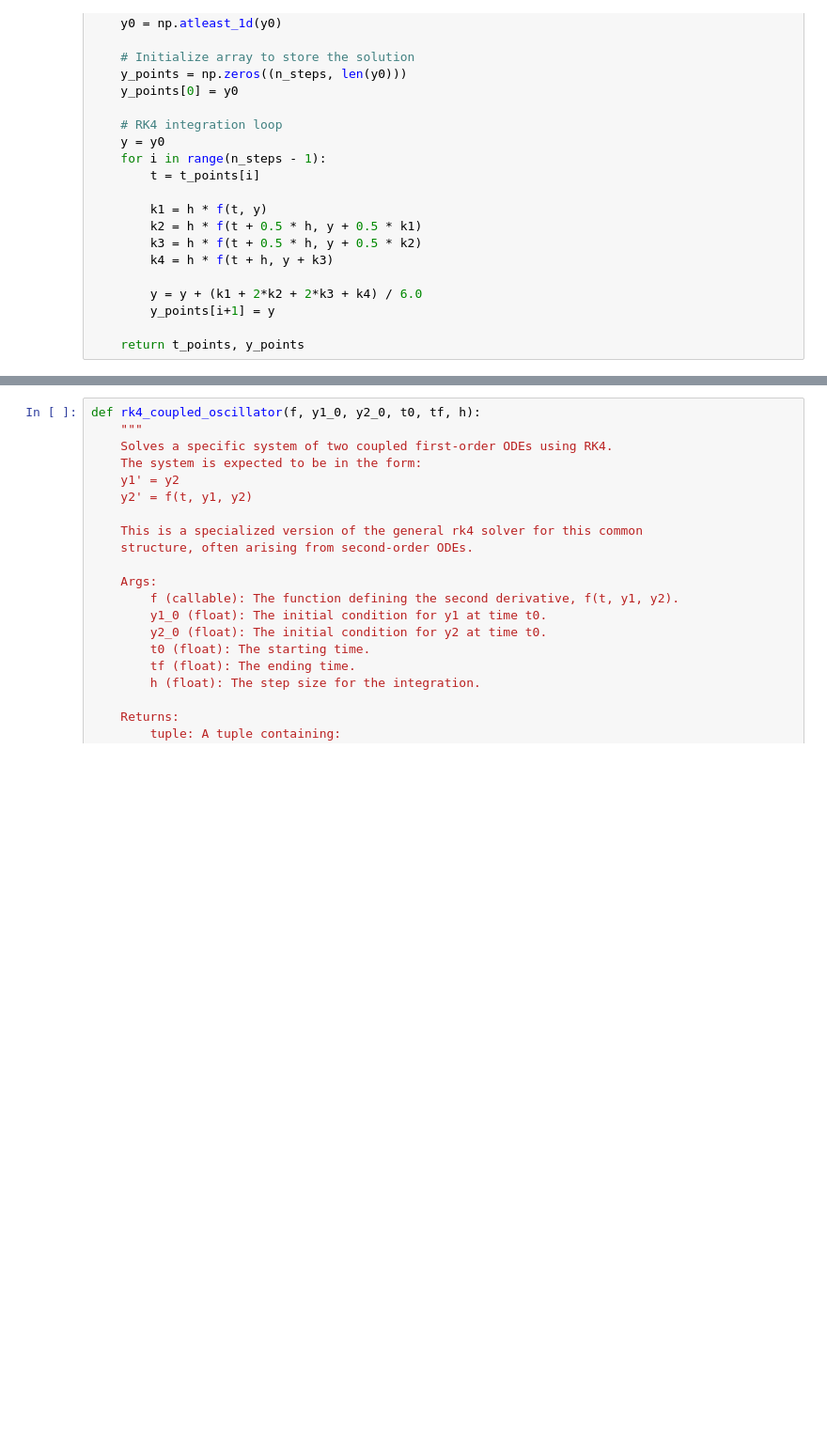
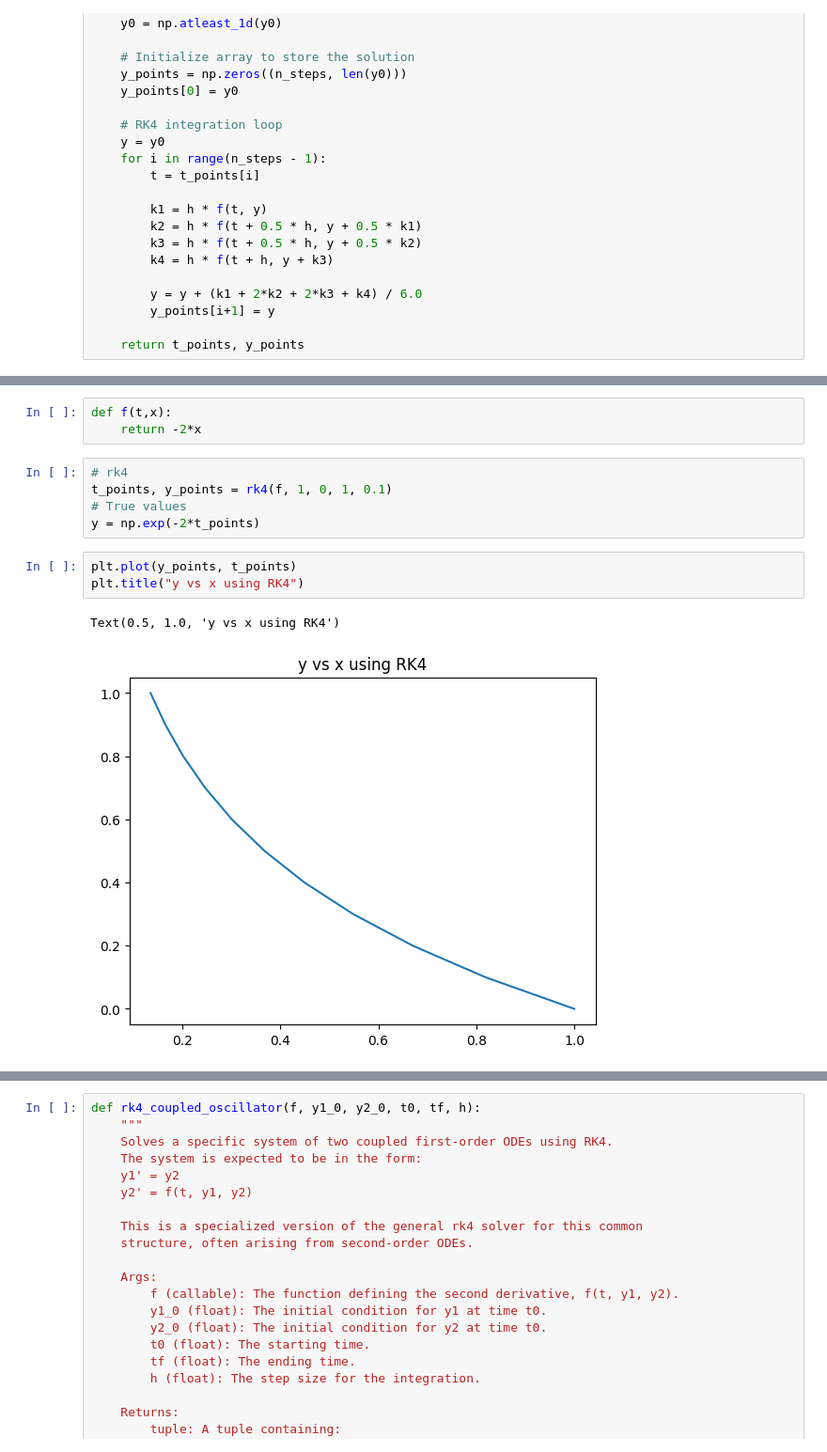
Before and after one commit to Bhar8at/Comphy, a Jupyter notebook: RK4.ipynb, the cells around one changed output, grey strips where cells are left out. Shown at 94% size. Cells and saved outputs as stored; diff of their text form; blank space fills up the shorter version.

```diff
--- a/RK4.ipynb
+++ b/RK4.ipynb
@@ -50,0 +55,14 @@ def rk4(f, y0, t0, tf, h):
+# %%
+def f(t,x):
+    return -2*x
+# %%
+# rk4
+t_points, y_points = rk4(f, 1, 0, 1, 0.1)
+# True values
+y = np.exp(-2*t_points)
+# %%
+plt.plot(y_points, t_points)
+plt.title("y vs x using RK4")
+# %% [output]
+Text(0.5, 1.0, 'y vs x using RK4')
+[figure, added]
```
Also changed, not shown: parts of 6 cells of this notebook, 1 other file.
